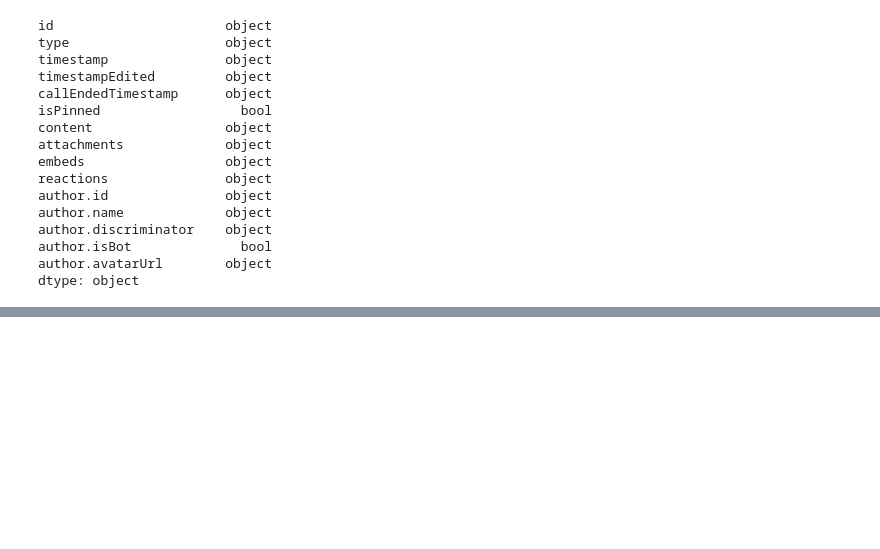
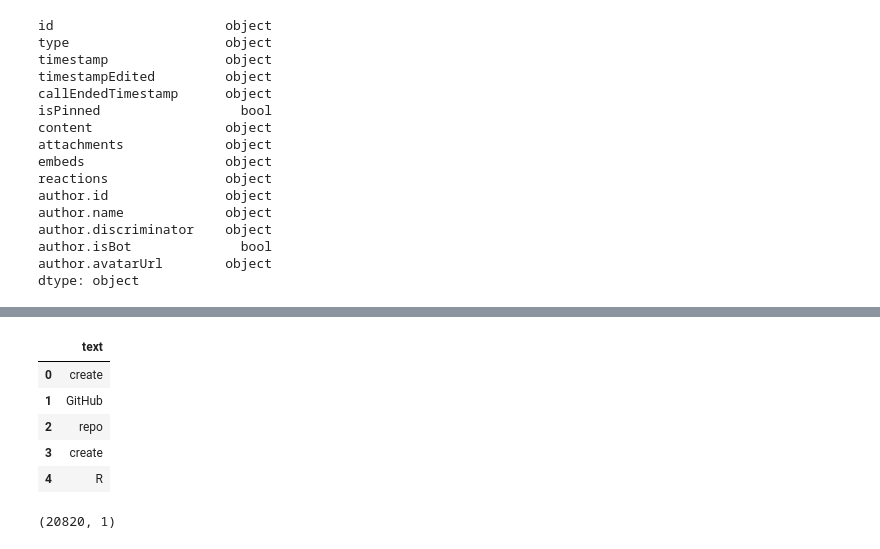
Before and after one commit to ShivanS93/progressDiscordData, a Jupyter notebook: progressDiscordChatAnalysis.ipynb, the cells around one changed output, grey strips where cells are left out. Drawn from its saved outputs; the diff is of its cells as text; code cells hidden in the pictures; blank space fills up the shorter version.

```diff
--- a/progressDiscordChatAnalysis.ipynb
+++ b/progressDiscordChatAnalysis.ipynb
@@ -63,0 +105,18 @@ len(df['author.name'].unique())
+# %%
+content_list = [df['content'][x] for x in range(len(df['content']))]
+doc = nlp(str(content_list))
+
+dftxt = pd.DataFrame([token.lemma_ for token in doc
+                      if token.is_alpha and not token.is_stop], columns=['text'])
+dftxt.head()
+# %% [output]
+|  | text |
+| 0 | create |
+| 1 | GitHub |
+| 2 | repo |
+| 3 | create |
+| 4 | R |
+# %%
+dftxt.shape
+# %% [output]
+(20820, 1)
```
Also changed, not shown: parts of 8 cells of this notebook.
